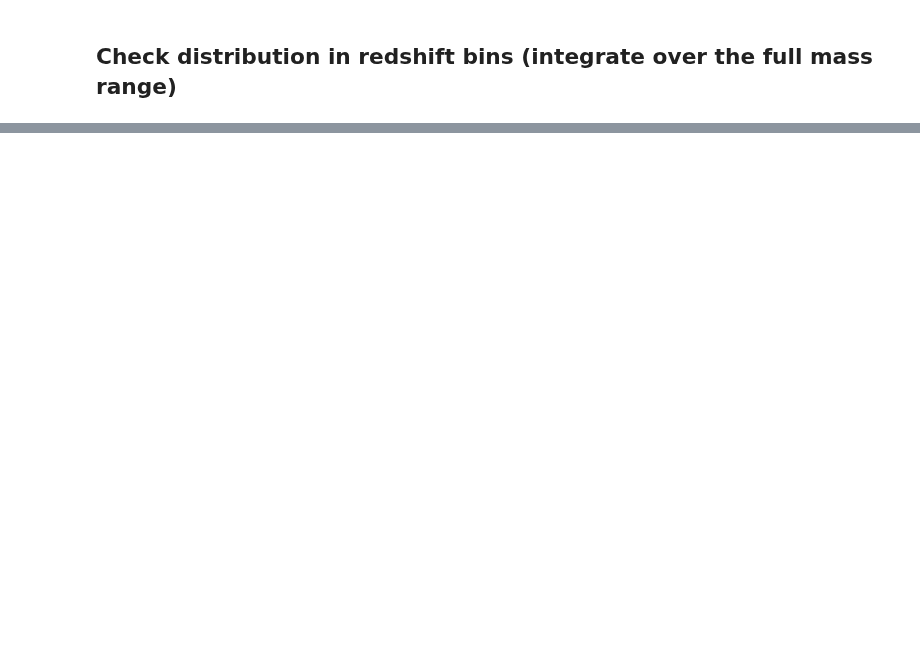
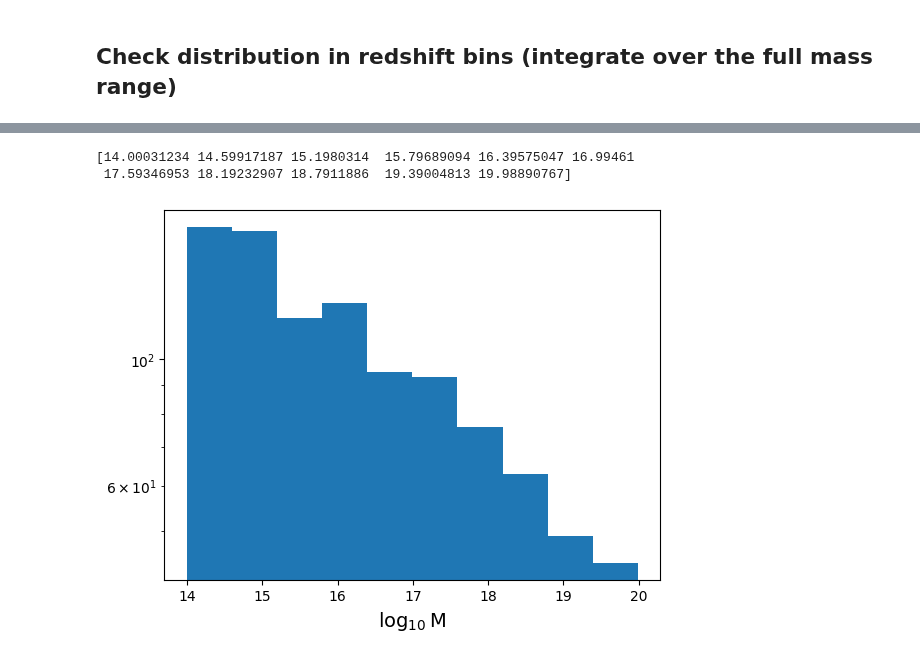
Before and after one commit to LSSTDESC/CLMM, a Jupyter notebook: examples/draw_M_z_from_hmf.ipynb, the cells around one changed output, grey strips where cells are left out. Cells and saved outputs as stored; diff of their text form; code cells hidden in the pictures; blank space fills up the shorter version.

Commit message:
Computing Concentration and Stacking Profile

```diff
--- a/examples/draw_M_z_from_hmf.ipynb
+++ b/examples/draw_M_z_from_hmf.ipynb
@@ -184,7 +192,7 @@ def bivariate_draw(pdf, N=1000,logm_min=14.,logm_max=15., zmin=0.01, zmax=1, Ngr
         for z in z_arr:
             p.append(pdf(logM, z))
     pmax = np.max(p)
-
+    pmin = np.min(p)
     # Counters
     naccept = 0
     ntrial = 0
@@ -197,7 +205,7 @@ def bivariate_draw(pdf, N=1000,logm_min=14.,logm_max=15., zmin=0.01, zmax=1, Ngr
         # draw p from uniform distribution
         logm = np.random.uniform(logm_min,logm_max) # x'
         z = np.random.uniform(zmin,zmax) # x'
-        p = np.random.uniform(0,pmax) # y'
+        p = np.random.uniform(pmin,pmax) # y'
 
         if p < pdf(logm, z):
             # keep the point
@@ -217,14 +225,14 @@ def bivariate_draw(pdf, N=1000,logm_min=14.,logm_max=15., zmin=0.01, zmax=1, Ngr
 ## Draw (M,z) pairs and check consistency with mass function
 # %%
 # Define the numbers of pairs to draw and the mass and redshift ranges
-N = 4000
+N = 400
 logm_min = 14.
 logm_max = 14.5
 zmin = 0.2
 zmax = 1.
 
 # Choose between the CCL and NC implementation (NC is faster)
-# pdf = pdf_tinker08_nc
+#pdf = pdf_tinker08_ccl
 pdf = pdf_tinker08_nc
 # %%
 # Normalisation factor for the pdf to be used later
@@ -285,0 +327,19 @@ plt.legend(loc=4);
+# %%
+# random draw in the mass and redshift range (for simplicity, uniform instead of following an actual mass function)
+cluster_m = 10 **ran_logm
+cluster_z =  ran_z
+print(min(cluster_z), max(cluster_z))
+
+conc_obj = ccl.halos.ConcentrationDuffy08(hmd_200c)
+conc_list = []
+for number in range (0, len(cluster_m)):
+    a = 1./(1. + (cluster_z[number]))
+    conc_list.append(conc_obj.get_concentration(cosmo, M = (cluster_m[number]),a = a))
+
+c_list  = np.array(conc_list)
+
+
+# randomly draw cluster positions on the sky
+ra = np.random.random(N) * 360 #from 0 to 360 deg
+sindec = np.random.random(N) * 2 - 1
+dec = np.arcsin(sindec) * 180 / np.pi #from -90 to 90 deg
@@ -285,0 +566,7 @@ plt.legend(loc=4);
+# %%
+def concentration_pdf (logm, z):
+    conc_obj = ccl.halos.ConcentrationDuffy08(hmd_200c)
+    a = 1./(1. + z)
+    return conc_obj.get_concentration(cosmo, M = np.exp(logm),a = a)
+ran_logm, ran_z, ran_c, acceptance = bivariate_draw_from_concentration(concentration_pdf)
+print(max(ran_c))
@@ -285,0 +591,9 @@ plt.legend(loc=4);
+# %%
+hist_m = plt.hist(ran_logm, bins=10);
+plt.yscale('log');
+plt.xlabel('$\log_{10}$M', size=14);
+print(hist_m[1])
+# %% [output]
+[14.00031234 14.59917187 15.1980314  15.79689094 16.39575047 16.99461
+ 17.59346953 18.19232907 18.7911886  19.39004813 19.98890767]
+[figure, added]
```
Also changed, not shown: parts of 26 cells of this notebook.
